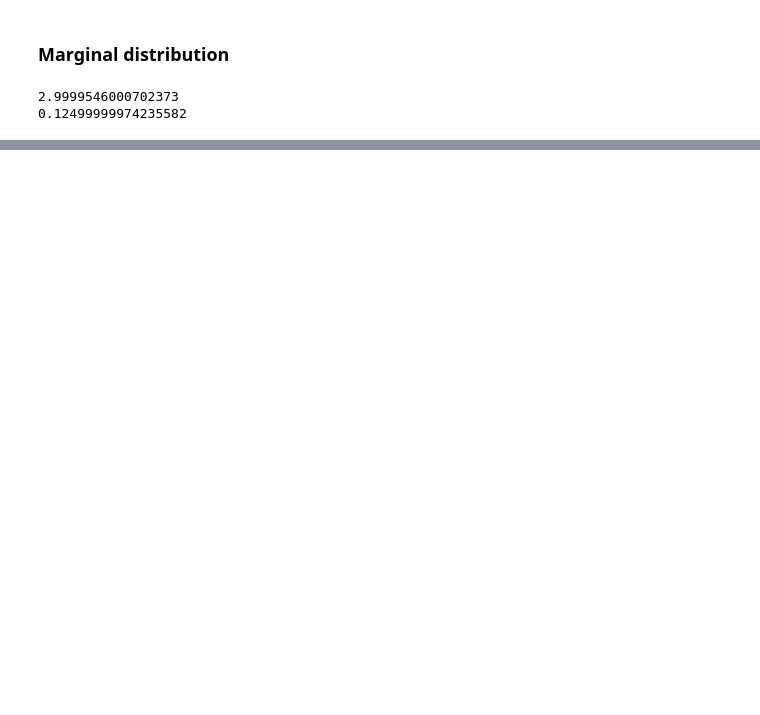
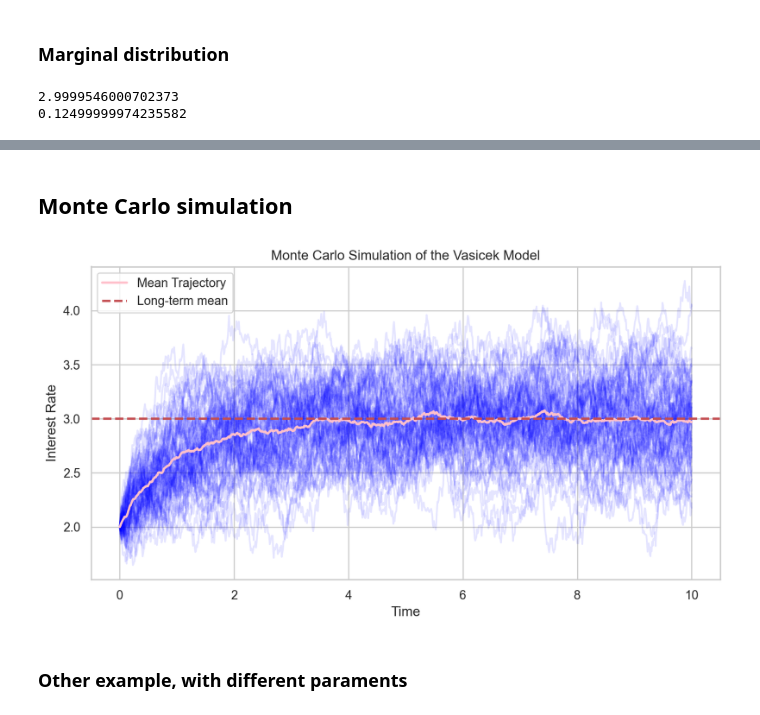
Before and after one commit to AnaQuant/QuantFinance, a Jupyter notebook: StochasticProcesses/ornstein_uhlenbeck.ipynb, the cells around one changed output, grey strips where cells are left out. Drawn from its saved outputs; the diff is of its cells as text; code cells hidden in the pictures; blank space fills up the shorter version.

Commit message:
Ornstein Uhlenbeck solution and stats shown with example

```diff
--- a/StochasticProcesses/ornstein_uhlenbeck.ipynb
+++ b/StochasticProcesses/ornstein_uhlenbeck.ipynb
@@ -275,0 +229,36 @@ plt.show()
+# %% [markdown]
+## Monte Carlo simulation
+# %%
+# Time array
+t = np.linspace(0, T, N)
+M = 75  # Number of Monte Carlo simulations
+
+# Initialize interest rate array for all simulations
+r = np.zeros((M, N))
+r[:, 0] = r0
+
+# Generate random noise for all simulations
+dW = np.sqrt(dt) * np.random.randn(M, N)
+
+# Euler-Maruyama method for solving the Vasicek SDE
+for i in range(1, N):
+    r[:, i] = r[:, i-1] + theta * (mu - r[:, i-1]) * dt + sigma * dW[:, i]
+
+# Compute the mean trajectory
+mean_r = np.mean(r, axis=0)
+
+# Plot the results
+plt.figure(figsize=(10, 5))
+for i in range(M):
+    plt.plot(t, r[i, :], color='blue', alpha=0.1)
+plt.plot(t, mean_r, color='pink', linewidth=2, label="Mean Trajectory")
+plt.axhline(mu, color='r', linestyle='--', linewidth=2, label="Long-term mean")
+plt.xlabel("Time")
+plt.ylabel("Interest Rate")
+plt.title("Monte Carlo Simulation of the Vasicek Model")
+plt.legend()
+plt.show()
+# %% [output]
+[figure, added]
+# %% [markdown]
+### Other example, with different paraments
```
Also changed, not shown: parts of 23 cells of this notebook.
